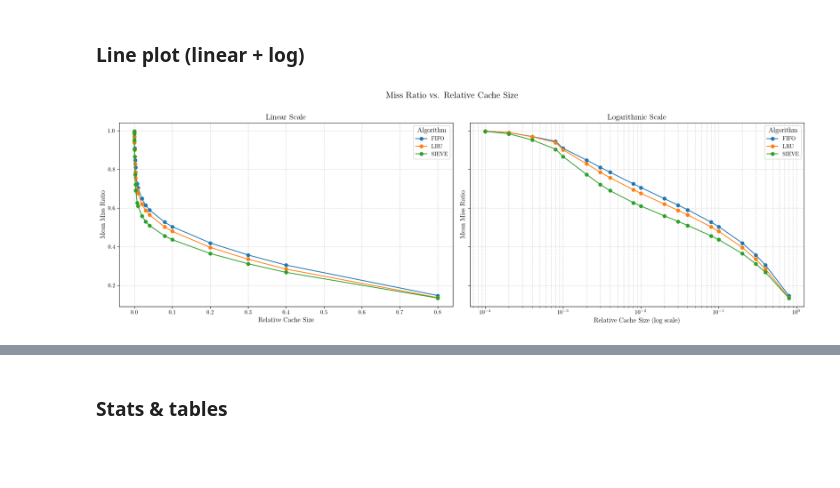
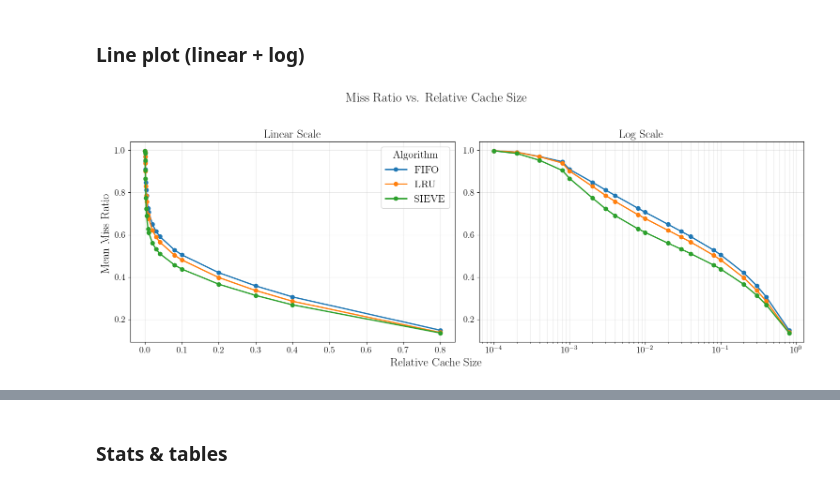
Before and after one commit to laustam/cache-eviction-thesis, a Jupyter notebook: code/scripts/results_visualisation.ipynb, the cells around one changed output, grey strips where cells are left out. Cells and saved outputs as stored; diff of their text form; code cells hidden in the pictures; blank space fills up the shorter version.

Commit message:
Results visualisation: Added derivative plot + standardize font sizes on all plots

```diff
--- a/code/scripts/results_visualisation.ipynb
+++ b/code/scripts/results_visualisation.ipynb
@@ -33,6 +33,14 @@ TITLE_FONT_SIZE = 16
 TICKS_FONT_SIZE = 14
 LEGEND_FONT_SIZE = 14
 
+# Set default font sizes for all matplotlib plots using rcParams
+mpl.rcParams['axes.labelsize'] = AXIS_FONT_SIZE
+mpl.rcParams['axes.titlesize'] = TITLE_FONT_SIZE
+mpl.rcParams['xtick.labelsize'] = TICKS_FONT_SIZE
+mpl.rcParams['ytick.labelsize'] = TICKS_FONT_SIZE
+mpl.rcParams['legend.fontsize'] = LEGEND_FONT_SIZE
+mpl.rcParams['legend.title_fontsize'] = LEGEND_FONT_SIZE
+
 # Define consistent colors for algorithms - more appealing palette
 FIFO_COLOR = '#1f77b4'  # Professional blue
 LRU_COLOR = '#ff7f0e'   # Vibrant orange
@@ -117,70 +193,75 @@ filenames = {"both" : "miss_ratio_vs_cache_size_both.pdf",
              "log" : "miss_ratio_vs_cache_size_log.pdf",
              "linear" : "miss_ratio_vs_cache_size_linear.pdf"}
 
-def plot_miss_ratio_vs_cache_size_no_error(
+def plot_miss_ratio_vs_cache_size(
     agg_df,
     scale='both',
-    figsize=(18, 6),
+    figsize=(16, 6),
     marker='o',
-    save_fig=False
+    save_fig=False,
+    show_title=True
 ):
     """
     Plot miss ratio vs. relative cache size without error bars.
 
     Parameters:
         agg_df (pd.DataFrame): Aggregated dataframe with columns ['algorithm', 'cache_size_relative_rounded', 'miss_ratio']
         scale (str): 'linear', 'log', or 'both'
         figsize (tuple): Figure size
         marker (str): Marker style
     """
-    scales = []
 
-    if scale == 'both':
-        scales = ['linear', 'log']
-    else:
-        scales = [scale]
-
-    n_plots = len(scales)
-    _, axs = plt.subplots(1, n_plots, figsize=figsize,
-                          sharey=True if n_plots > 1 else False)
-
-    if n_plots == 1:
-        axs = [axs]
-
-    if scale == 'both': plt.suptitle('Miss Ratio vs. Relative Cache Size', fontsize=16, y=1)
-
-    for i, sc in enumerate(scales):
+    def plot_miss_ratio_curves(ax, agg_df, log_scale=False, axis_labels=True, show_legend=True, legend_font=16):
         for algo in agg_df['algorithm'].unique():
             df_algo = agg_df[agg_df['algorithm'] == algo]
-            axs[i].plot(
+            ax.plot(
                 df_algo['cache_size_relative_rounded'],
                 df_algo['miss_ratio'],
                 marker=marker,
+                linewidth=2,
                 label=algo,
                 color=ALGORITHM_COLORS.get(algo, 'black')
             )
-        axs[i].set_xlabel('Relative Cache Size' +
-                          (' (log scale)' if sc == 'log' else ''))
-        axs[i].set_ylabel('Mean Miss Ratio')
+        if axis_labels:
+            ax.set_xlabel(f"Relative Cache Size{' (log)' if log_scale else ''}", fontsize=16)
+            ax.set_ylabel(f"Mean Miss Ratio", fontsize=16)
+        ax.tick_params(axis='both', which='major', labelsize=14)
+        ax.grid(True, alpha=0.3, which='both')
+        if show_legend:
+            ax.legend(title="Algorithm", fontsize=legend_font, title_fontsize=legend_font)
+        if log_scale:
+            ax.set_xscale('log')
 
-        # Add main title above both subplots if more than one algorithm is present and both scales are plotted
-        if len(agg_df['algorithm'].unique()) > 1 and n_plots > 1:
-            axs[i].set_title('Logarithmic Scale' if sc == 'log' else 'Linear Scale')
-        else:
-            axs[i].set_title("Miss Ratio vs. Relative Cache Size" + (" (log scale)" if sc == 'log' else ""), fontsize=16)
-        axs[i].grid(True, which='both', linestyle='--', alpha=0.5)
+    if scale == "both":
+        fig, axes = plt.subplots(1, 2, figsize=figsize)
+        # Plot linear scale
+        plot_miss_ratio_curves(axes[0], agg_df, log_scale=False, axis_labels=False, legend_font=16)
+        plot_miss_ratio_curves(axes[1], agg_df, log_scale=True, axis_labels=False, show_legend=False)
+        axes[0].set_title("Linear Scale", fontsize=18)
+        axes[1].set_title("Log Scale", fontsize=18)
 
-        axs[i].legend(title='Algorithm')
+        # Set shared x and y labels
+        fig.text(0.5, 0.04, "Relative Cache Size", ha='center', va='center', fontsize=18)
+        fig.text(0.06, 0.5, "Mean Miss Ratio", ha='center', va='center', rotation='vertical', fontsize=18)
 
-        if sc == 'log':
-            axs[i].set_xscale('log')
+        if show_title:
+            fig.suptitle("Miss Ratio vs. Relative Cache Size", fontsize=20, y=1)
+        plt.tight_layout(rect=[0.06, 0.04, 1, 0.97])
+        if save_fig:
+            plt.savefig(os.path.join(FIGURES_SIMULATIONS_DIR, filenames[scale]), bbox_inches='tight')
+        plt.show()
 
-    plt.tight_layout()
+    else:
+        fig, ax = plt.subplots(figsize=(10, 6))
+        plot_miss_ratio_curves(ax, agg_df, log_scale=(scale == "log"))
+        if show_title:
+            ax.set_title(f"Miss Ratio vs. Relative Cache Size{' (log)' if scale == 'log' else ''}", fontsize=18)
+        plt.tight_layout()
+        if save_fig:
+            filename = filenames.get(scale, f"miss_ratio_vs_cache_size_{scale}.pdf")
+            plt.savefig(os.path.join(FIGURES_SIMULATIONS_DIR, filename), bbox_inches='tight')
+        plt.show()
 
-    if save_fig:
-        plt.savefig(os.path.join(FIGURES_SIMULATIONS_DIR, filenames[scale]), bbox_inches='tight')
-    plt.show()
-
-plot_miss_ratio_vs_cache_size_no_error(agg_mean, scale='both', save_fig=False)
+plot_miss_ratio_vs_cache_size(agg_mean, scale='both', save_fig=False, show_title=True)
 # %% [output]
-[figure, old version]
+[figure, new version]
```
Also changed, not shown: parts of 13 cells of this notebook.
